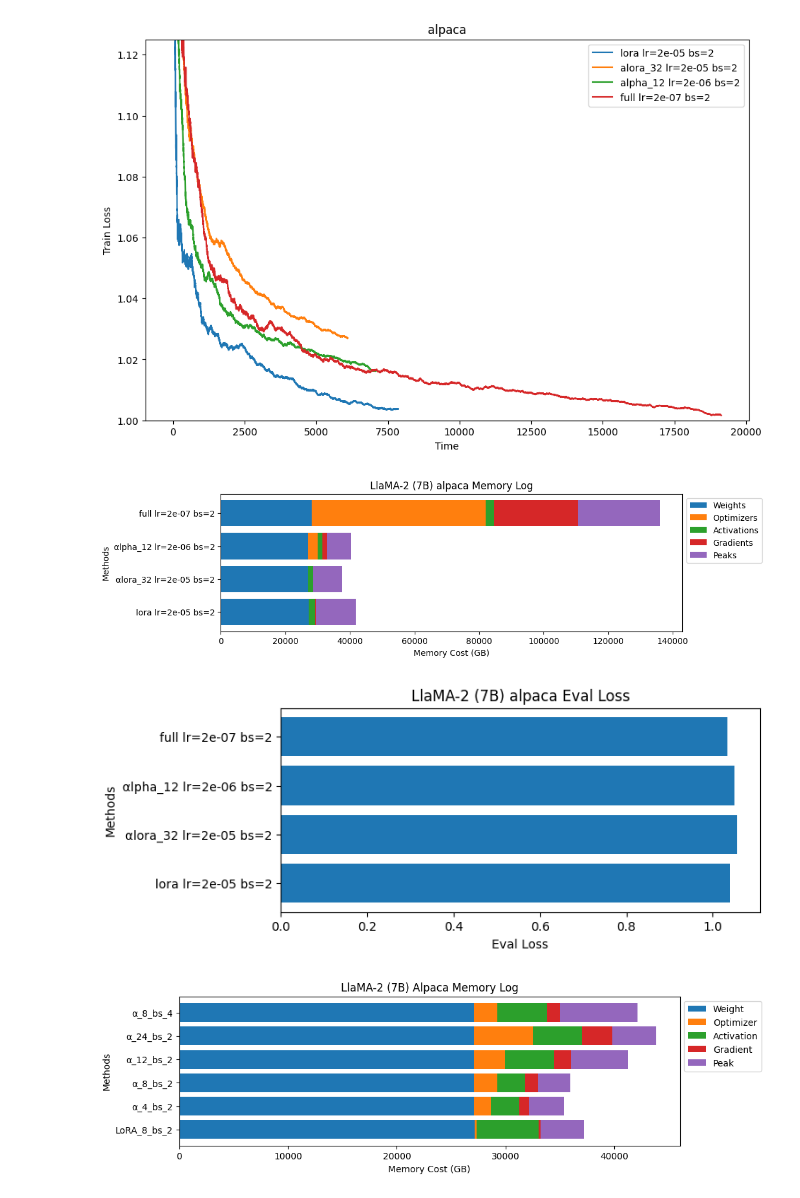
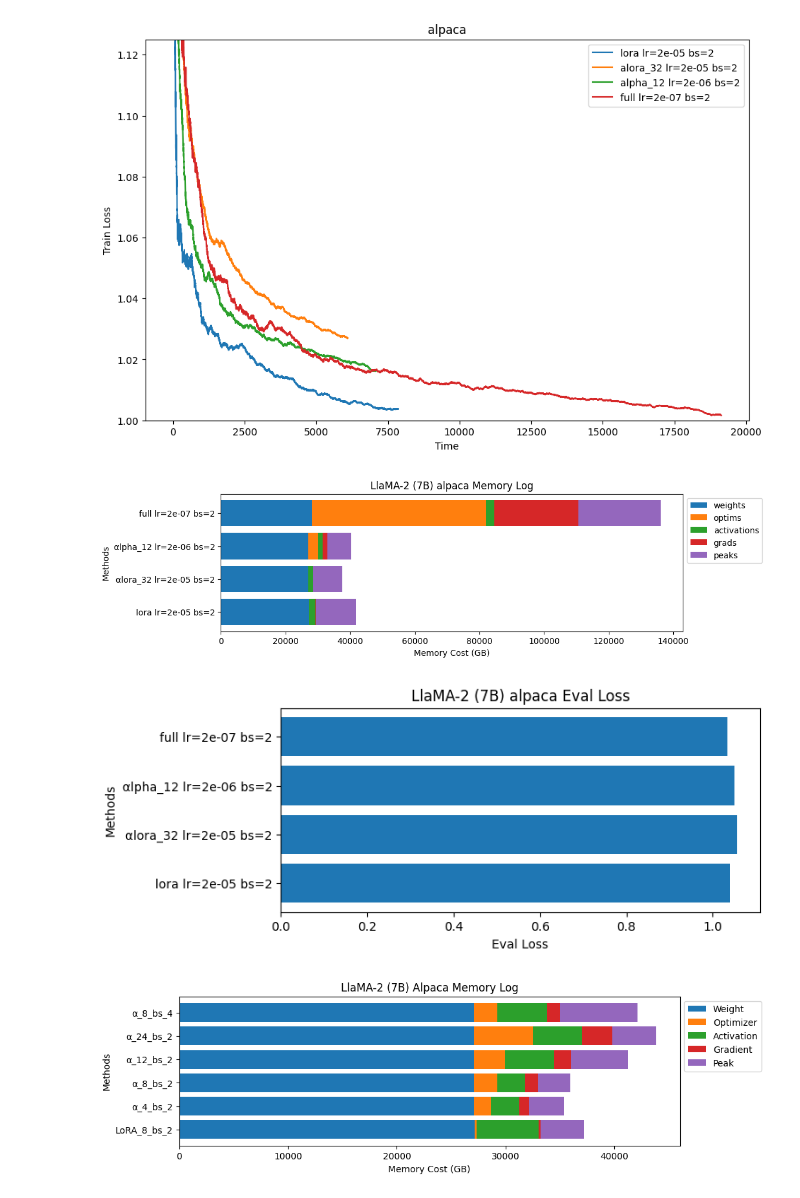
Before and after one commit to RpM-Kinshuk/SelectiveFT, a Jupyter notebook: Plots.ipynb, the cells around one changed output. Drawn from its saved outputs; the diff is of its cells as text; code cells hidden in the pictures.

```diff
--- a/Plots.ipynb
+++ b/Plots.ipynb
@@ -106,40 +106,42 @@ for key in dictionary.keys():
     with open(path, 'r') as f:
         data = json.load(f)
     stats = pd.DataFrame([data])
     mem_dict['weights'].append(stats['weight_mem'].mean())
     mem_dict['optims'].append(stats['optimizer_mem'].mean())
     mem_dict['activations'].append(stats['activation_mem'].mean())
     mem_dict['grads'].append(stats['grad_mem'].mean())
     mem_dict['peaks'].append(stats['peak_mem'].mean())
     eval_loss[key] = stats['eval_loss'].mean()
 
 for key in mem_dict.keys():
     mem_dict[key] = np.array(mem_dict[key]) # type: ignore
 mem_dict['peaks'] = mem_dict['peaks'] - (mem_dict['weights'] + mem_dict['optims'] + mem_dict['activations'] + mem_dict['grads']) # type: ignore
 
+# Plot memory cost for each
 plt.figure(figsize=(10, 3))
-plt.barh(mem_dict['categories'], mem_dict['weights'], label='Weights')
-plt.barh(mem_dict['categories'], mem_dict['optims'], left=mem_dict['weights'], label='Optimizers')
-plt.barh(mem_dict['categories'], mem_dict['activations'], left=mem_dict['weights'] + mem_dict['optims'], label='Activations')
-plt.barh(mem_dict['categories'], mem_dict['grads'], left=mem_dict['weights'] + mem_dict['optims'] + mem_dict['activations'], label='Gradients')
-plt.barh(mem_dict['categories'], mem_dict['peaks'], left=mem_dict['weights'] + mem_dict['optims'] + mem_dict['activations'] + mem_dict['grads'], label='Peaks')
-# Adding labels and title
+left = [0] * len(mem_dict['categories'])
+for key in mem_dict.keys():
+    if key == 'categories':
+        continue
+    plt.barh(mem_dict['categories'], mem_dict[key], left=left, label=key)
+    left += mem_dict[key]
+
 plt.xlabel('Memory Cost (GB)')
 plt.ylabel('Methods')
 plt.title(f'LlaMA-2 (7B) {task} Memory Log')
 plt.legend(bbox_to_anchor=(1, 1), loc='upper left')
 plt.show()
 
 # Plot eval_loss for each
 plt.figure(figsize=(7, 3))
 plt.barh(mem_dict['categories'], [eval_loss[k] for k in dictionary.keys()])
 plt.xlabel('Eval Loss')
 plt.ylabel('Methods')
 plt.title(f'LlaMA-2 (7B) {task} Eval Loss')
 plt.show()
 # exit(0)
 # %% [output]
-[figure, old version]
+[figure, new version]
 [figure]
 # %%
 # Alpaca_Data
```
